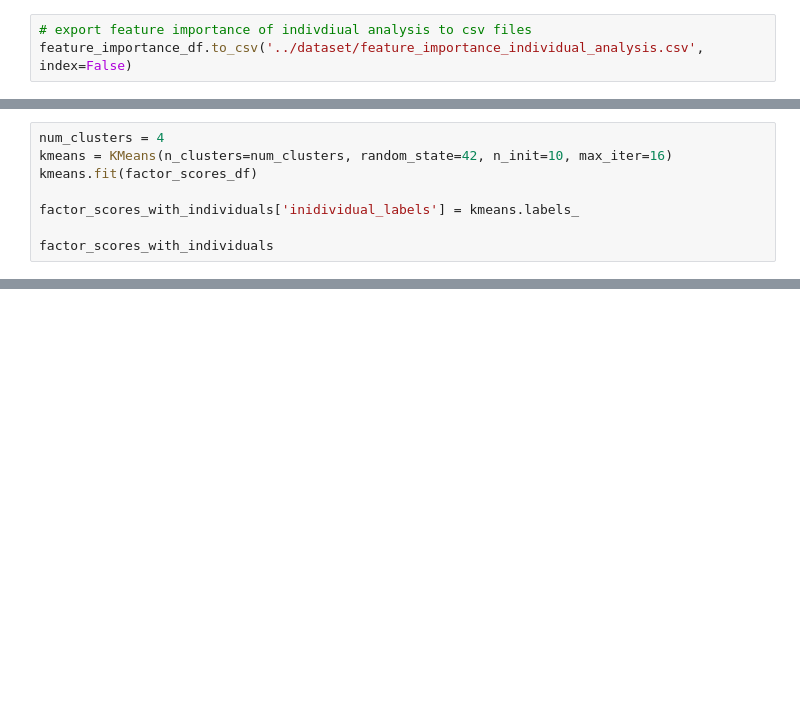
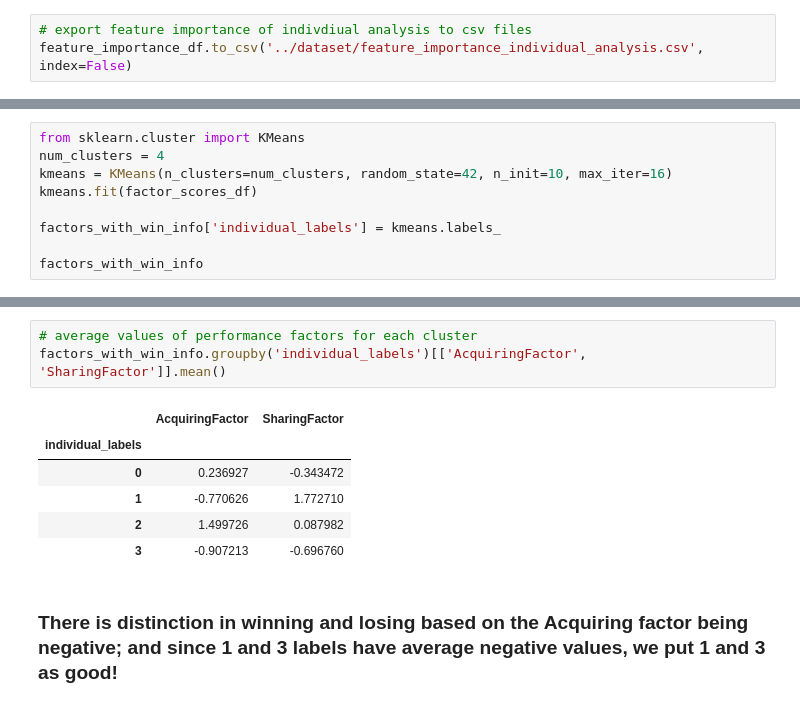
Before and after one commit to TDI-Lab/Collective-Intelligence-LoL, a Jupyter notebook: notebooks/individualPerformanceFactorAnalysis.ipynb, the cells around one changed output, grey strips where cells are left out. Cells and saved outputs as stored; diff of their text form; blank space fills up the shorter version.

```diff
--- a/notebooks/individualPerformanceFactorAnalysis.ipynb
+++ b/notebooks/individualPerformanceFactorAnalysis.ipynb
@@ -622,8 +659,9 @@ print(kl.elbow)
 # %%
+from sklearn.cluster import KMeans
 num_clusters = 4
 kmeans = KMeans(n_clusters=num_clusters, random_state=42, n_init=10, max_iter=16)
 kmeans.fit(factor_scores_df)
 
-factor_scores_with_individuals['inidividual_labels'] = kmeans.labels_
+factors_with_win_info['individual_labels'] = kmeans.labels_
 
-factor_scores_with_individuals
+factors_with_win_info
@@ -657,0 +714,12 @@ individual_with_team_groupings['sanity_check'].value_counts()
+# %%
+# average values of performance factors for each cluster
+factors_with_win_info.groupby('individual_labels')[['AcquiringFactor', 'SharingFactor']].mean()
+# %% [output]
+|  | AcquiringFactor | SharingFactor |
+| individual_labels |  |  |
+| 0 | 0.236927 | -0.343472 |
+| 1 | -0.770626 | 1.772710 |
+| 2 | 1.499726 | 0.087982 |
+| 3 | -0.907213 | -0.696760 |
+# %% [markdown]
+### There is distinction in winning and losing based on the Acquiring factor being negative; and since 1 and 3 labels have average negative values, we put 1 and 3 as good!
```
Also changed, not shown: parts of 26 cells of this notebook, 1 other file.
